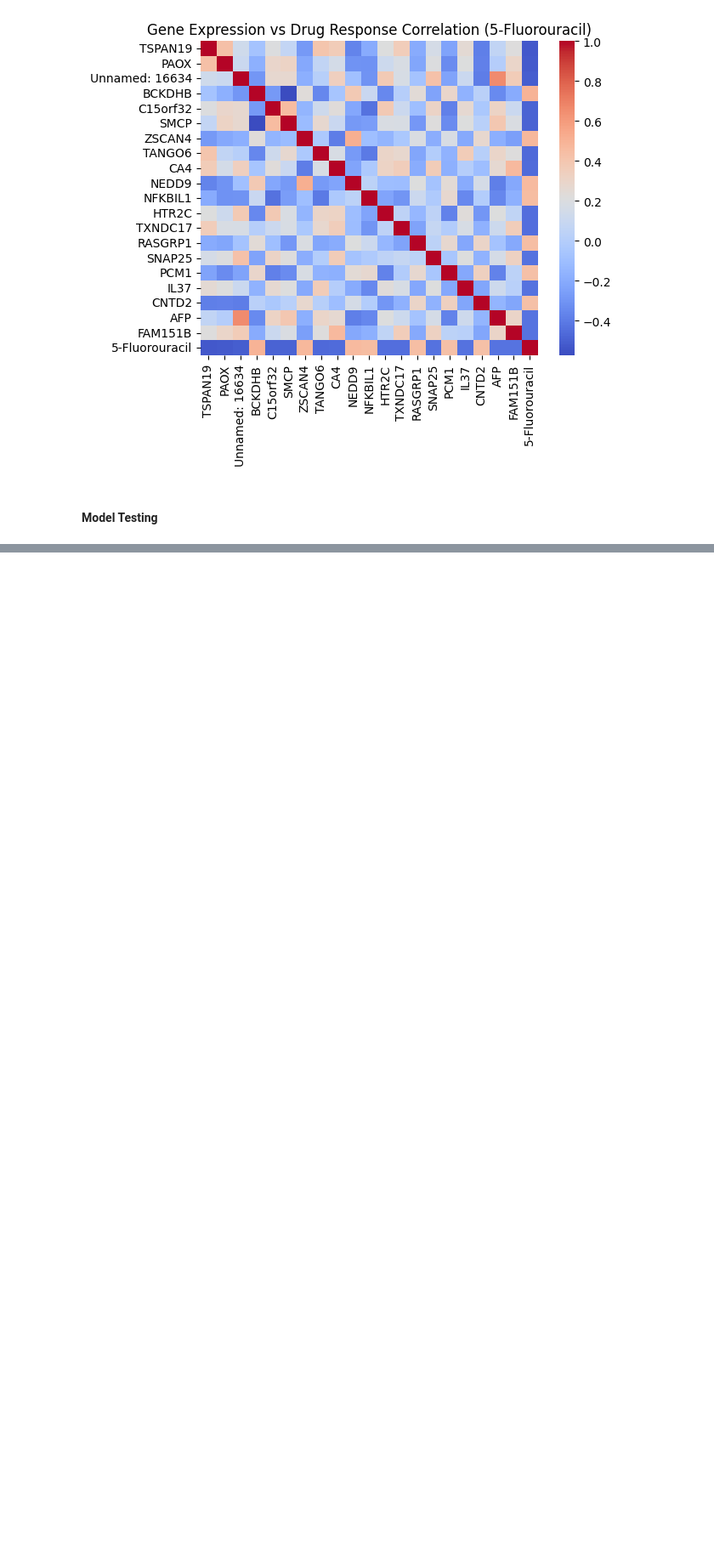
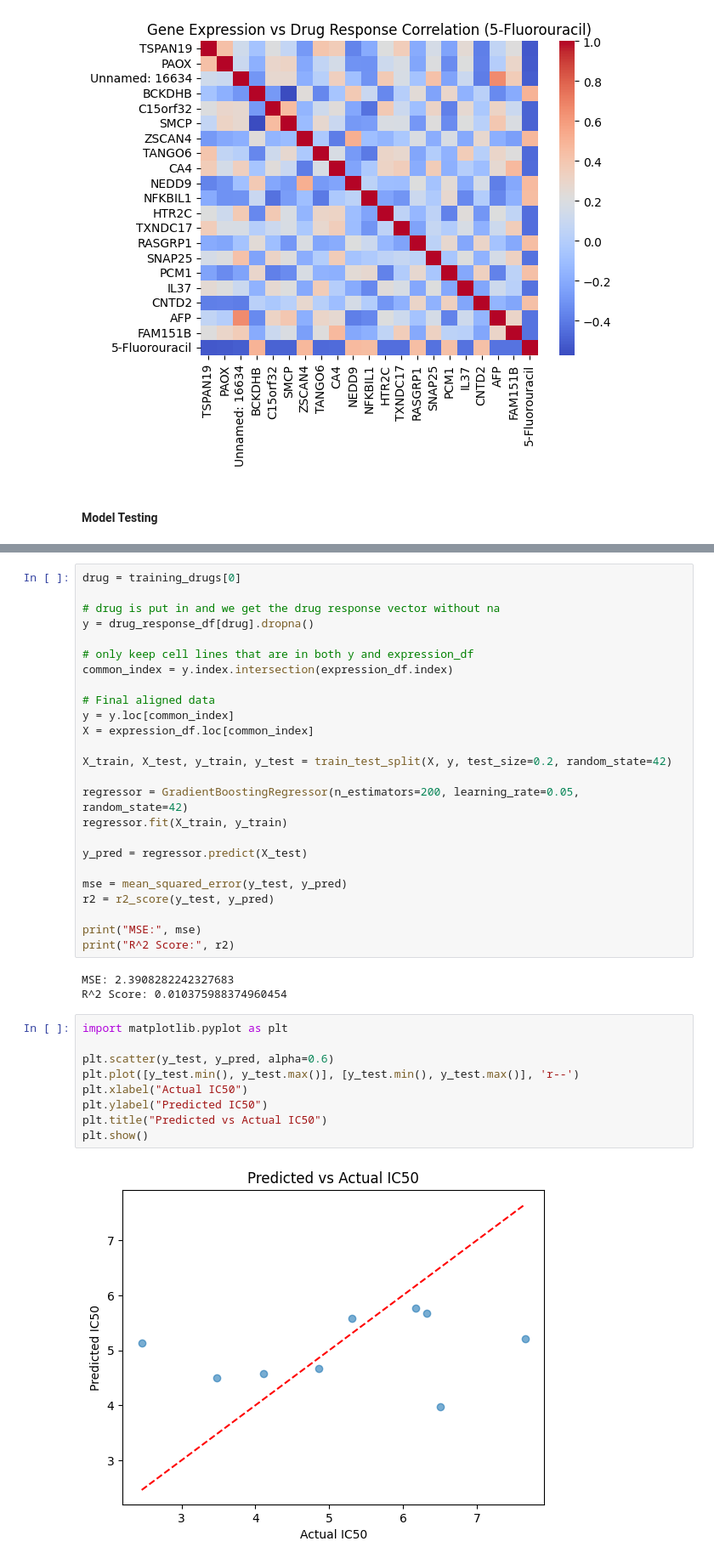
Before and after one commit to arnavisharsh/breast-cancer-response-to-drugs, a Jupyter notebook: notebooks/02_regression_model.ipynb, the cells around one changed output, grey strips where cells are left out. Shown at 85% size. Saved outputs shown, nothing was run; the diff lists cells and outputs as text; blank space fills up the shorter version.

```diff
--- a/notebooks/02_regression_model.ipynb
+++ b/notebooks/02_regression_model.ipynb
@@ -93,0 +98,39 @@ plt.show()
+# %%
+drug = training_drugs[0]
+
+# drug is put in and we get the drug response vector without na
+y = drug_response_df[drug].dropna()
+
+# only keep cell lines that are in both y and expression_df
+common_index = y.index.intersection(expression_df.index)
+
+# Final aligned data
+y = y.loc[common_index]
+X = expression_df.loc[common_index]
+
+X_train, X_test, y_train, y_test = train_test_split(X, y, test_size=0.2, random_state=42)
+
+regressor = GradientBoostingRegressor(n_estimators=200, learning_rate=0.05, random_state=42)
+regressor.fit(X_train, y_train)
+
+y_pred = regressor.predict(X_test)
+
+mse = mean_squared_error(y_test, y_pred)
+r2 = r2_score(y_test, y_pred)
+
+print("MSE:", mse)
+print("R^2 Score:", r2)
+# %% [output]
+MSE: 2.3908282242327683
+R^2 Score: 0.010375988374960454
+# %%
+import matplotlib.pyplot as plt
+
+plt.scatter(y_test, y_pred, alpha=0.6)
+plt.plot([y_test.min(), y_test.max()], [y_test.min(), y_test.max()], 'r--')
+plt.xlabel("Actual IC50")
+plt.ylabel("Predicted IC50")
+plt.title("Predicted vs Actual IC50")
+plt.show()
+# %% [output]
+[figure, added]
```
Also changed, not shown: parts of 10 cells of this notebook.
